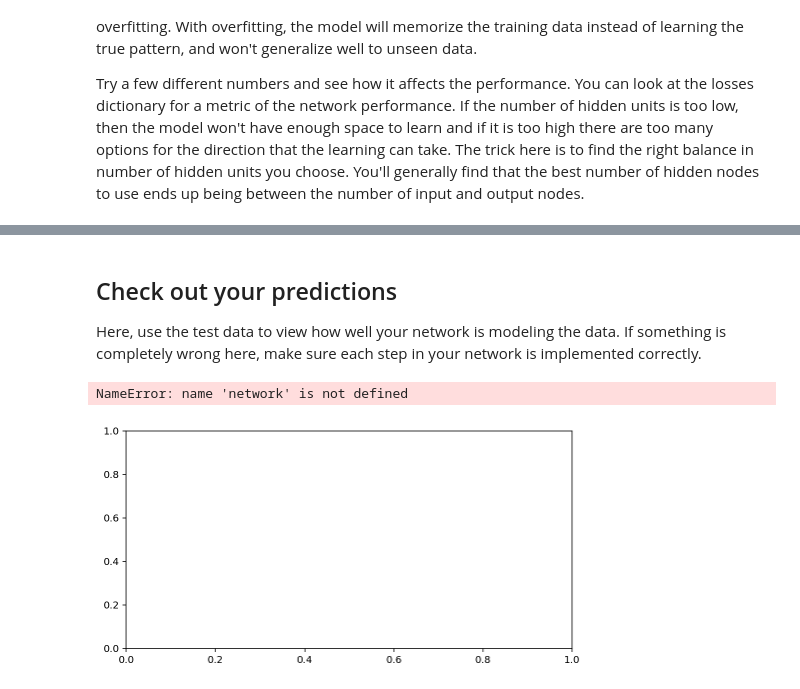
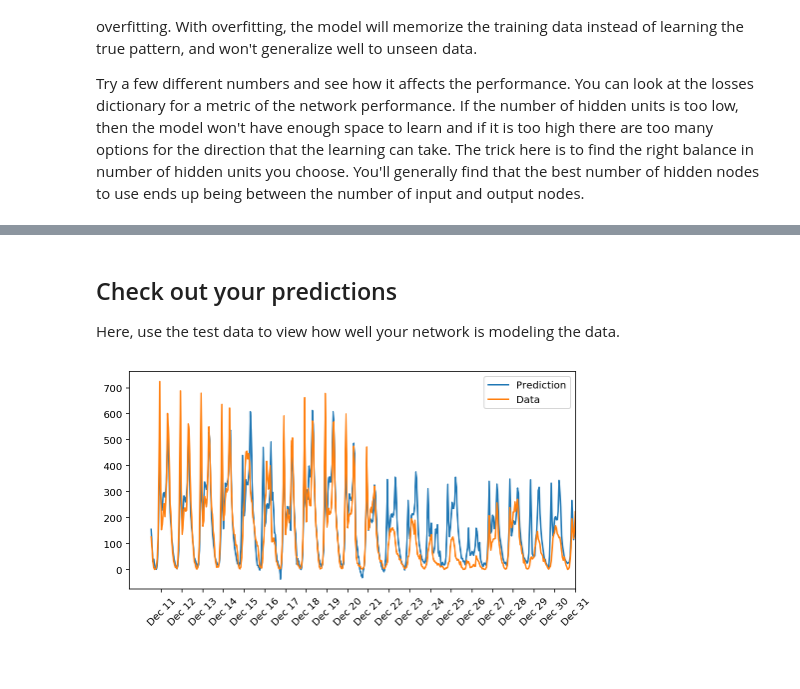
Before and after one commit to ruddyscent/cmcseoul, a Jupyter notebook: notebook/5_bike_sharing.ipynb, the cells around one changed output, grey strips where cells are left out. Saved outputs shown, nothing was run; the diff lists cells and outputs as text; code cells hidden in the pictures; blank space fills up the shorter version.

Commit message:
Complete bike sharing project

```diff
--- a/notebook/5_bike_sharing.ipynb
+++ b/notebook/5_bike_sharing.ipynb
@@ -63,12 +83,12 @@ data = rides.drop(fields_to_drop, axis=1)
 ### One-hot encoding
 Here we have some categorical variables like season, weather, month. To include these in our model, we'll need to make binary dummy variables. This is simple to do with Pandas thanks to `get_dummies()`.
 # %%
-dummy_fields = ['season', 'weathersit', 'mnth', 'hr', 'weekday']
+dummy_fields = ['season', 'weathersit', 'mnth', 'hr']
 for each in dummy_fields:
     dummies = pd.get_dummies(rides[each], prefix=each, drop_first=False)
     data = pd.concat([data, dummies], axis=1)
 
-    fields_to_drop = ['season', 'weathersit', 'mnth', 'hr', 'weekday']
+    fields_to_drop = ['season', 'weathersit', 'mnth', 'hr']
 data.drop(fields_to_drop, axis=1, inplace=True)
 data.head()
 # %% [output]
@@ -85,7 +105,7 @@ To make training the network easier, we'll standardize each of the continuous va
 
 The scaling factors are saved so we can go backwards when we use the network for predictions.
 # %%
-quant_features = ['casual', 'registered', 'cnt', 'temp', 'hum', 'windspeed']
+quant_features = ['casual', 'registered', 'cnt', 'temp', 'hum']
 # Store scalings in a dictionary so we can convert back later
 scaled_features = {}
 for each in quant_features:
@@ -203,0 +236,2 @@ plt.show()
+# %%
+network = models.load_model('bike_sharing_model_1.h5')
@@ -203,0 +263,17 @@ plt.show()
+# %%
+from keras import optimizers
+from keras.callbacks import TensorBoard, EarlyStopping, ModelCheckpoint, ReduceLROnPlateau, TerminateOnNaN
+network.compile(optimizer=optimizers.SGD(),
+             loss='mean_squared_error')
+
+callbacks = [EarlyStopping(patience=10),
+             ReduceLROnPlateau(),
+             TerminateOnNaN(),
+             ModelCheckpoint('bike_sharing_model_{epoch:02d}_{val_loss:.2f}.h5',
+                             save_best_only=True)
+            ]
+
+history = network.fit(train_features.values, train_targets.cnt.values,
+                      epochs=2000, batch_size=128, shuffle=False,
+                      validation_data=(test_features.values, test_targets.cnt.values),
+                     callbacks=callbacks)
@@ -204,21 +314,20 @@ plt.show()
 # %% [markdown]
 ## Check out your predictions
 
-Here, use the test data to view how well your network is modeling the data. If something is completely wrong here, make sure each step in your network is implemented correctly.
+Here, use the test data to view how well your network is modeling the data.
 # %%
 fig, ax = plt.subplots(figsize=(8,4))
 
 mean, std = scaled_features['cnt']
-predictions = network.run(test_features).T * std + mean
+predictions = network.predict(test_features).T * std + mean
 ax.plot(predictions[0], label='Prediction')
 ax.plot((test_targets.cnt * std + mean).values, label='Data')
 ax.set_xlim(right=len(predictions))
 ax.legend()
 
-dates = pd.to_datetime(rides.loc[test_data.index]['dteday'])
+dates = pd.to_datetime(rides.loc[test_data.index].dteday)
 dates = dates.apply(lambda d: d.strftime('%b %d'))
 ax.set_xticks(np.arange(len(dates))[12::24])
 _ = ax.set_xticklabels(dates[12::24], rotation=45)
 # %% [output]
-NameError: name 'network' is not defined
-[figure, old version]
+[figure, new version]
```
Also changed, not shown: parts of 18 cells of this notebook.
